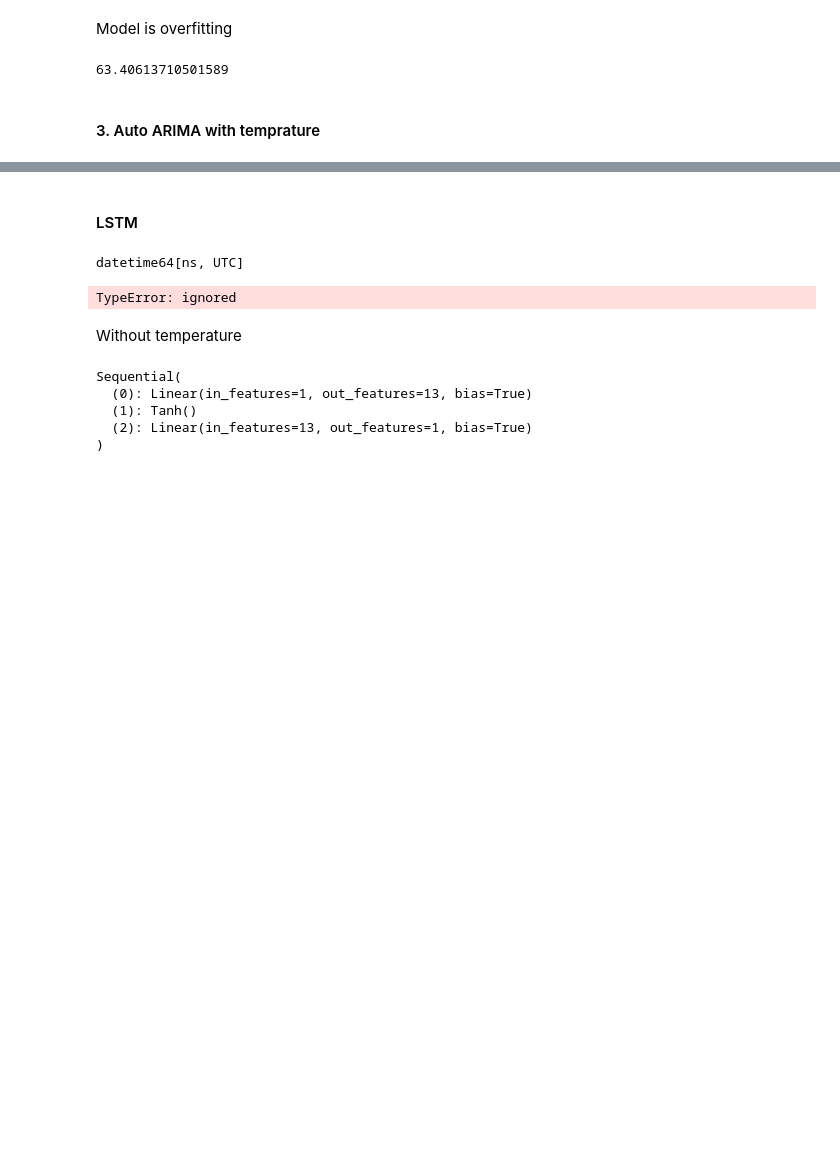
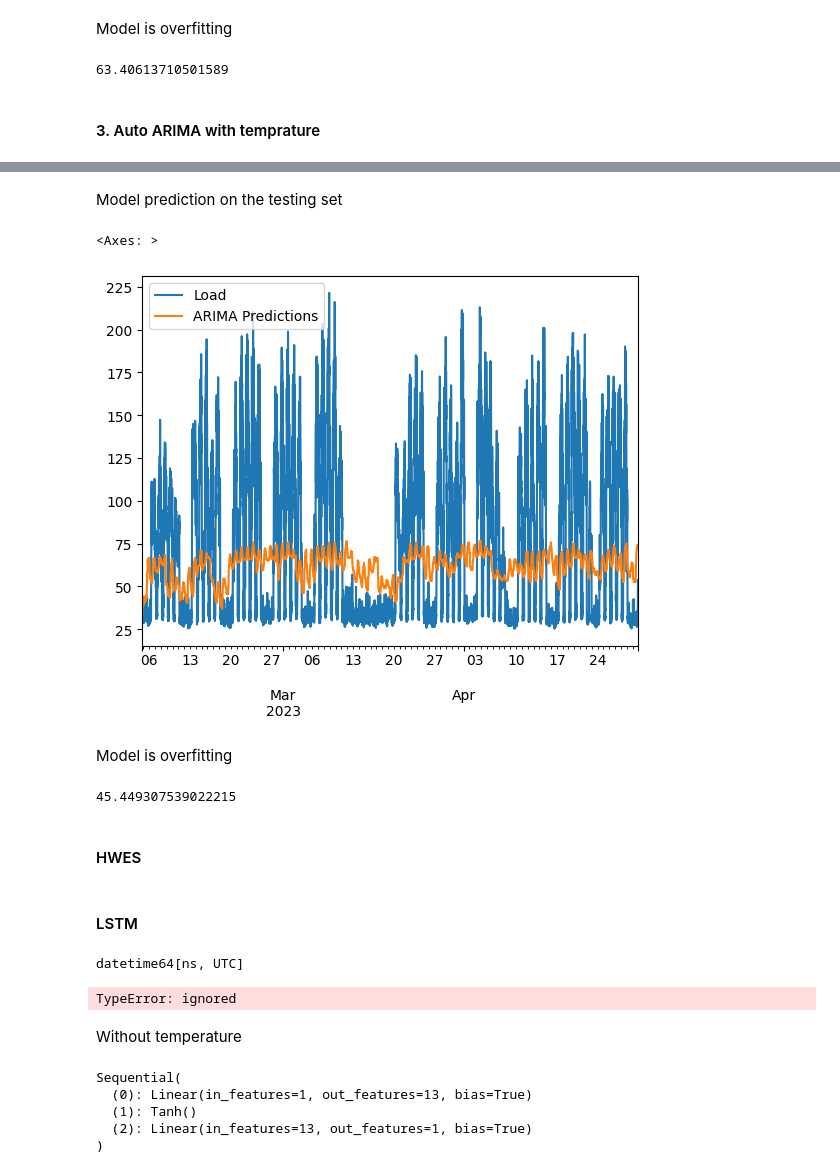
Before and after one commit to khadija267/Load-Time-Series-Forecasting, a Jupyter notebook: lsc_load_prediction.ipynb, the cells around one changed output, grey strips where cells are left out. Cells and saved outputs as stored; diff of their text form; code cells hidden in the pictures; blank space fills up the shorter version.

```diff
--- a/lsc_load_prediction.ipynb
+++ b/lsc_load_prediction.ipynb
@@ -586,3 +616,7 @@ print(rmse)
 63.40613710501589
 # %% [markdown]
 #### 3. Auto ARIMA with temprature
+# %%
+# Define the exogenous variable
+exog_train = train[['temp']]
+exog_test = test[['temp']]
@@ -588,0 +631,4 @@ print(rmse)
+# %%
+model=sm.tsa.arima.ARIMA(train['Load'], order=(3,0,2), exog=exog_train)
+model=model.fit()
+model.summary()
@@ -589,3 +659,25 @@ print(rmse)
+# %% [markdown]
+Model prediction on the testing set
+# %%
+start=len(train)
+end=len(train)+len(test)-1
+pred=model.predict(start=start,end=end,typ='levels',exog=exog_test).rename('ARIMA Predictions')
+# %%
+test['Load'].plot(legend=True)
+pred.plot(legend=True)
+# %% [output]
+<Axes: >
+[figure, added]
+# %% [markdown]
+Model is overfitting
+# %%
+from sklearn.metrics import mean_squared_error
+from math import sqrt
+test['Load'].mean()
+rmse=sqrt(mean_squared_error(pred,test['Load']))
+print(rmse)
+# %% [output]
+45.449307539022215
 # %%
 '''
 model = pm.auto_arima(final_df['demand'],
@@ -594,6 +686,8 @@ model = pm.auto_arima(final_df['demand'],
                            suppress_warnings=True,
                       stepwise=True, trace=True)
 '''
+# %% [markdown]
+#### HWES
 # %% [markdown]
 #### LSTM
 # %%
```
Also changed, not shown: parts of 17 cells of this notebook.
